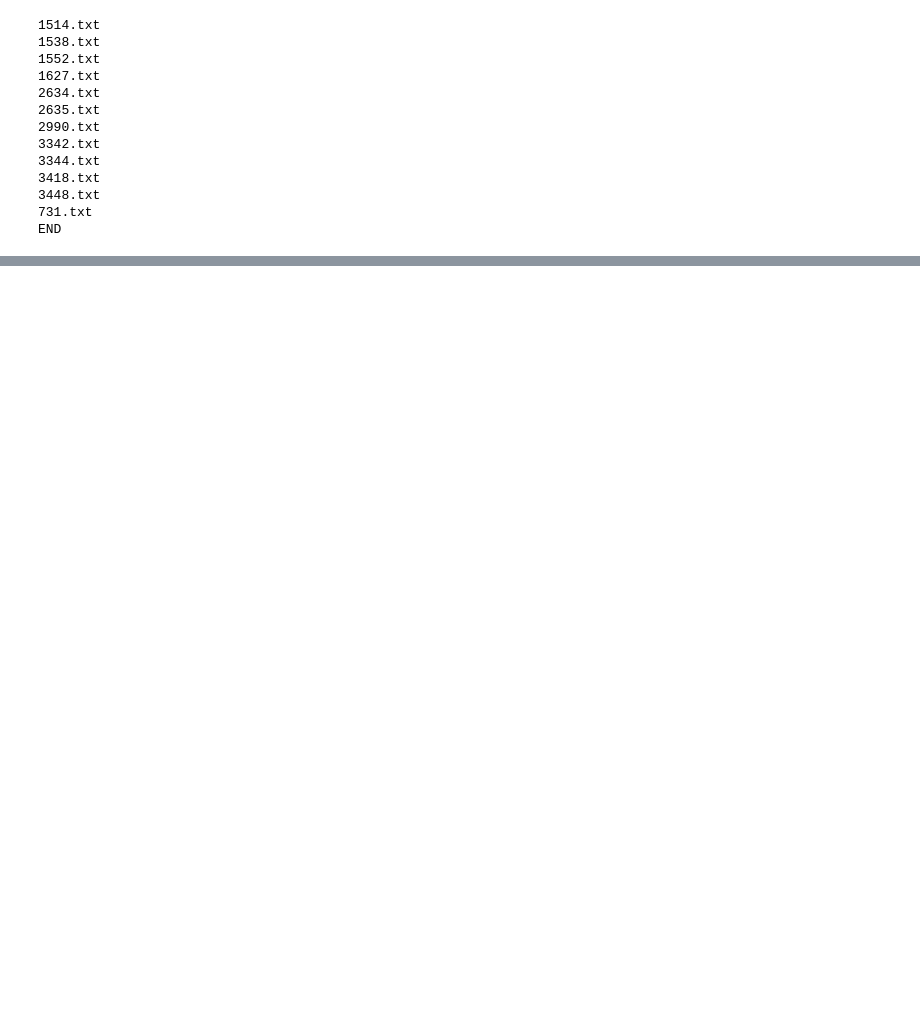
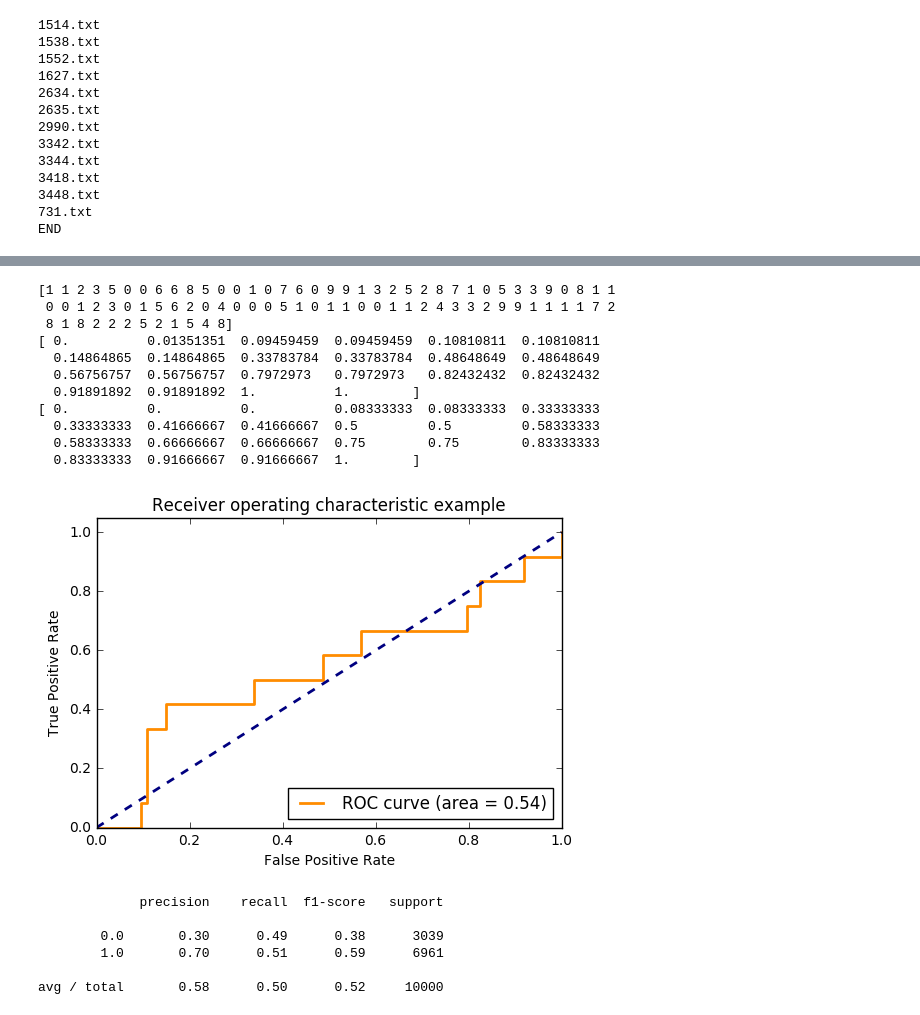
Before and after one commit to redwing710886/meeting_porject, a Jupyter notebook: final_paper_work/自由中國作者數據分析.ipynb, the cells around one changed output, grey strips where cells are left out. Drawn from its saved outputs; the diff is of its cells as text; code cells hidden in the pictures; blank space fills up the shorter version.

```diff
--- a/final_paper_work/自由中國作者數據分析.ipynb
+++ b/final_paper_work/自由中國作者數據分析.ipynb
@@ -119,7 +116,7 @@ import matplotlib.pyplot as plt
 
 input_path = "C:\\Users\\user\\Desktop\\author\\"
 no_path = "D:\\課業相關\\論文資料\\stop.txt"
-condicate_author = ['雷震','殷海光','夏道平','龍平甫','蔣勻田']
+condicate_author = ['雷震','殷海光','夏道平','龍平甫','蔣勻田','傅正','朱伴耘','胡適','羅鴻詔','聶華苓']
 content_list = []
 
 target = defaultdict(int) #各作者編號
@@ -166,15 +163,13 @@ y = np.array(y)
 from sklearn.model_selection import GridSearchCV
 from sklearn.metrics import classification_report
 
-X_train, X_test, y_train, y_test = train_test_split(X,y, test_size=0.5, random_state=0)
+X_train, X_test, y_train, y_test = train_test_split(X,y, test_size=0.2, random_state=0)
 
 tuned_parameters = [{'kernel': ['rbf'], 'gamma': [1e-3, 1e-4],
                      'C': [1, 10, 100, 1000]},
                     {'kernel': ['linear'], 'C': [1, 10, 100, 1000]}]
 
-
-
-clf = GridSearchCV(svm.SVC(C=1,probability=True), tuned_parameters, cv=5)
+clf = GridSearchCV(svm.SVC(C=1,probability=True), tuned_parameters, cv=5) #篇數一致
 clf.fit(X_train, y_train)
 
 print("Best parameters set found on development set:")
@@ -196,6 +191,6 @@ print("The model is trained on the full development set.")
 print("The scores are computed on the full evaluation set.")
 print()
 y_true, y_pred = y_test, clf.predict(X_test)
-print(classification_report(y_true, y_pred))
+print(classification_report(y_true, y_pred)) #target_names=condicate_author
 print()
 # %% [output]
@@ -303,2 +330,7 @@ plt.show()
 red:雷震 green:殷海光 blue:夏道平 yellow:龍平甫 magenta:蔣勻田
 [figure]
+# %%
+with codecs.open("C:\\Users\\user\\Desktop\\X.csv",'wb','utf8') as g:
+    t_x = [','.join(list(map(str,l))) for l in X.tolist()]
+    for i,e in enumerate(t_x):
+        g.write(str(y[i])+','+e+'\r\n')
@@ -304,0 +347,5 @@ red:雷震 green:殷海光 blue:夏道平 yellow:龍平甫 magenta:蔣勻田
+# %%
+myset = set(list(y_train))
+
+for i in myset:
+    print (i,list(y_train).count(i))
@@ -304,0 +363,53 @@ red:雷震 green:殷海光 blue:夏道平 yellow:龍平甫 magenta:蔣勻田
+# %%
+from sklearn.metrics import roc_curve, auc
+y_score = clf.predict_proba(X_test)
+y_score = [list(y_score)[i][t] for i,t in enumerate(y_test)]
+y_score = clf.predict(X_test)
+print (y_test)
+#print (y_score)
+
+fpr, tpr,thresholds = roc_curve(y_test, y_score, pos_label=2)
+print (fpr)
+print (tpr)
+roc_auc = auc(fpr, tpr)
+
+plt.figure()
+lw = 2
+plt.plot(fpr, tpr, color='darkorange',
+         lw=lw, label='ROC curve (area = %0.2f)' % roc_auc)
+plt.plot([0, 1], [0, 1], color='navy', lw=lw, linestyle='--')
+plt.xlim([0.0, 1.0])
+plt.ylim([0.0, 1.05])
+plt.xlabel('False Positive Rate')
+plt.ylabel('True Positive Rate')
+plt.title('Receiver operating characteristic example')
+plt.legend(loc="lower right")
+plt.show()
+# %% [output]
+[1 1 2 3 5 0 0 6 6 8 5 0 0 1 0 7 6 0 9 9 1 3 2 5 2 8 7 1 0 5 3 3 9 0 8 1 1
+ 0 0 1 2 3 0 1 5 6 2 0 4 0 0 0 5 1 0 1 1 0 0 1 1 2 4 3 3 2 9 9 1 1 1 1 7 2
+ 8 1 8 2 2 2 5 2 1 5 4 8]
+[ 0.          0.01351351  0.09459459  0.09459459  0.10810811  0.10810811
+  0.14864865  0.14864865  0.33783784  0.33783784  0.48648649  0.48648649
+  0.56756757  0.56756757  0.7972973   0.7972973   0.82432432  0.82432432
+  0.91891892  0.91891892  1.          1.        ]
+[ 0.          0.          0.          0.08333333  0.08333333  0.33333333
+  0.33333333  0.41666667  0.41666667  0.5         0.5         0.58333333
+  0.58333333  0.66666667  0.66666667  0.75        0.75        0.83333333
+  0.83333333  0.91666667  0.91666667  1.        ]
+[figure, added]
+# %%
+import numpy.random as r
+size = 10000
+y_true = np.array([ 1 if i >= 0.3 else 0 for i in r.random(size) ], dtype=np.float32)
+y_p = r.random(size)
+y_cls = np.array([ 1 if i >= 0.5 else 0 for i in y_p ], dtype=np.float32)
+
+print (classification_report(y_true, y_cls))
+# %% [output]
+             precision    recall  f1-score   support
+
+        0.0       0.30      0.49      0.38      3039
+        1.0       0.70      0.51      0.59      6961
+
+avg / total       0.58      0.50      0.52     10000
```
Also changed, not shown: parts of 12 cells of this notebook, 3 other files.
